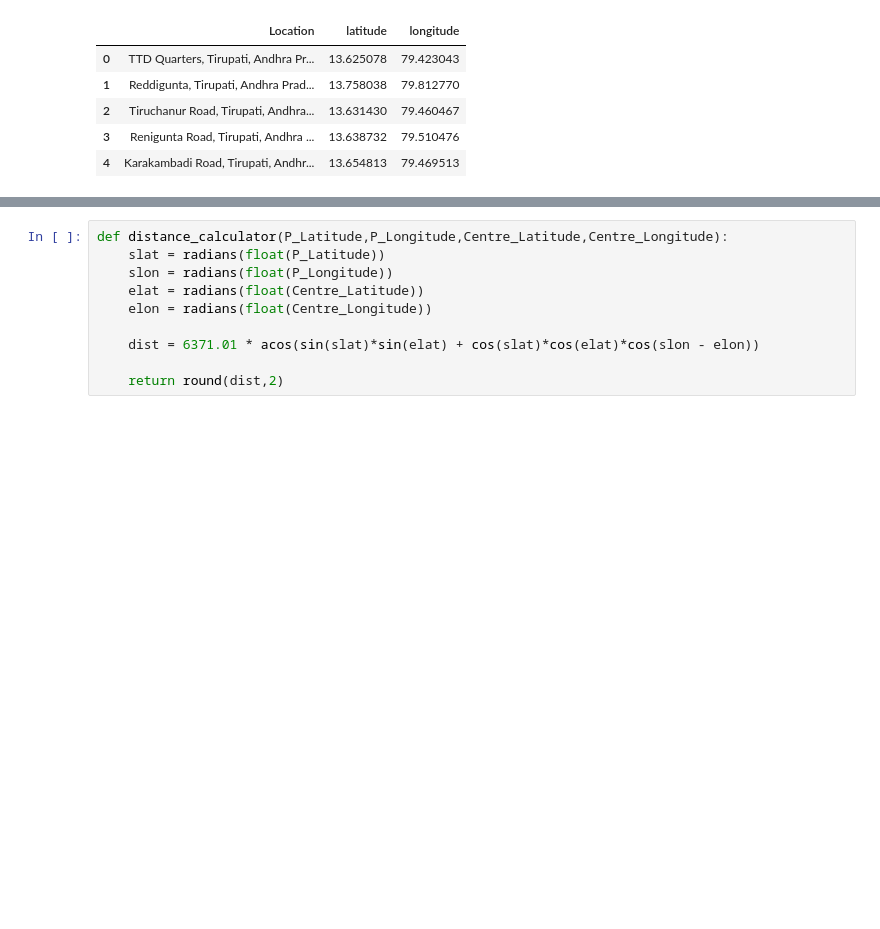
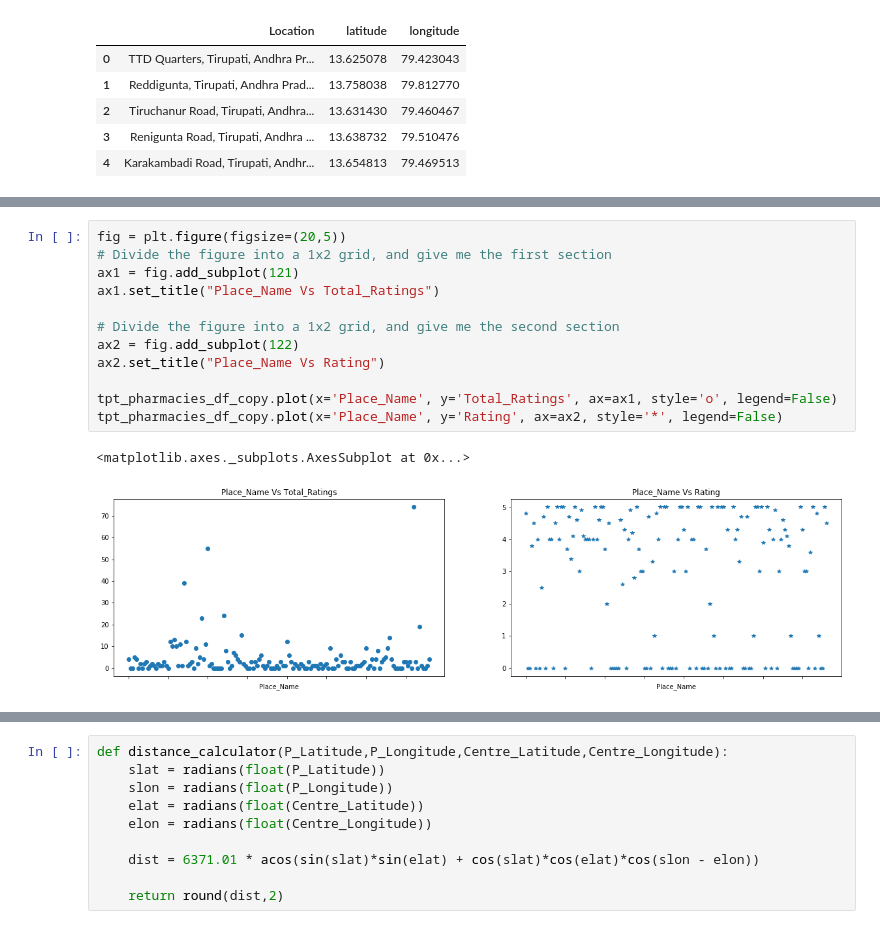
Before and after one commit to saibharath005/Coursera_Capstone, a Jupyter notebook: Capstone Project - The Battle of Neighborhoods (Week 2).ipynb, the cells around one changed output, grey strips where cells are left out. Drawn from its saved outputs; the diff is of its cells as text; blank space fills up the shorter version.

```diff
--- a/Capstone Project - The Battle of Neighborhoods (Week 2).ipynb
+++ b/Capstone Project - The Battle of Neighborhoods (Week 2).ipynb
@@ -168,0 +286,15 @@ pharma_df_centres.head()
+# %%
+fig = plt.figure(figsize=(20,5))
+# Divide the figure into a 1x2 grid, and give me the first section
+ax1 = fig.add_subplot(121)
+ax1.set_title("Place_Name Vs Total_Ratings")
+
+# Divide the figure into a 1x2 grid, and give me the second section
+ax2 = fig.add_subplot(122)
+ax2.set_title("Place_Name Vs Rating")
+
+tpt_pharmacies_df_copy.plot(x='Place_Name', y='Total_Ratings', ax=ax1, style='o', legend=False)
+tpt_pharmacies_df_copy.plot(x='Place_Name', y='Rating', ax=ax2, style='*', legend=False)
+# %% [output]
+<matplotlib.axes._subplots.AxesSubplot at 0x...>
+[figure, added]
```
Also changed, not shown: parts of 57 cells of this notebook, 2 other files.
